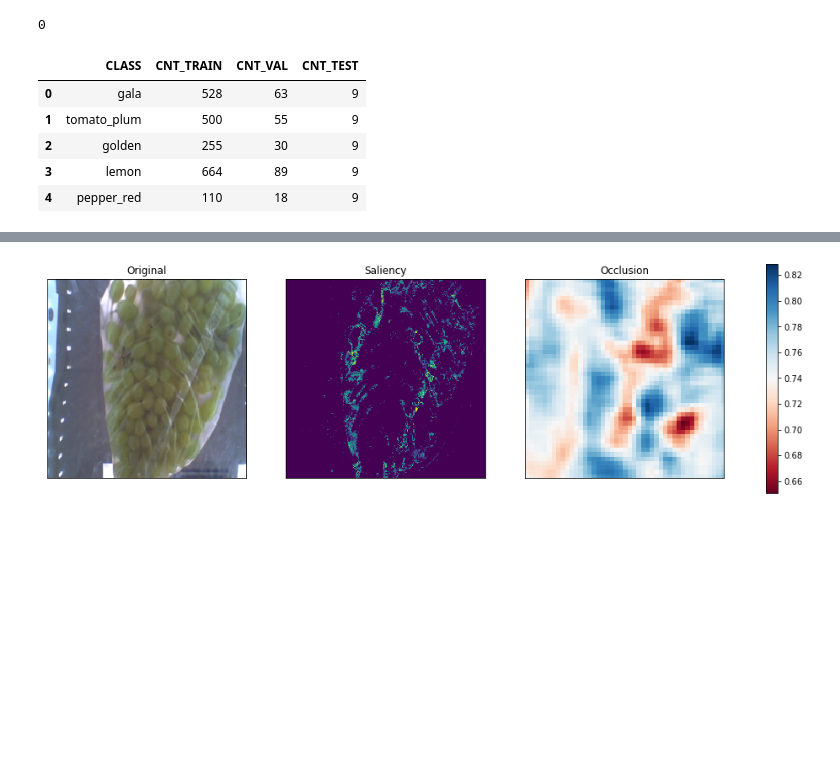
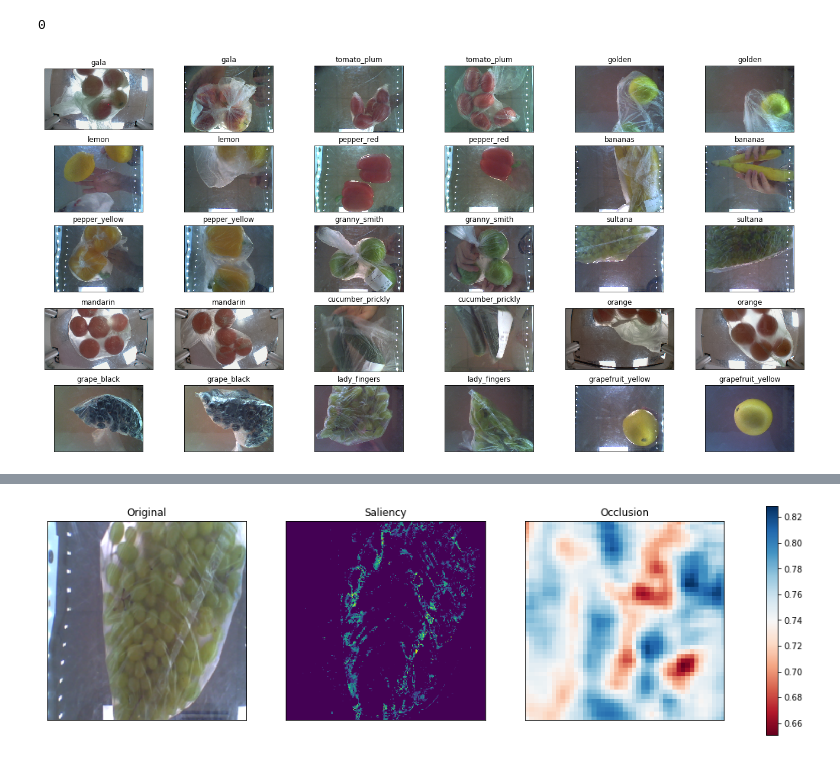
Before and after one commit to MihailMV/Fruits-and-vegetables, a Jupyter notebook: NN_fruits_and_vegetables.ipynb, the cells around one changed output, grey strips where cells are left out. Cells and saved outputs as stored; diff of their text form; code cells hidden in the pictures; blank space fills up the shorter version.

```diff
--- a/NN_fruits_and_vegetables.ipynb
+++ b/NN_fruits_and_vegetables.ipynb
@@ -34,6 +35,26 @@ os.environ['KAGGLE_CONFIG_DIR'] = "/content/drive/My Drive/Colab Notebooks/kaggl
 os.system("kaggle datasets download -p " + DIR + " --unzip balalexv/fruits-vegetables-photos")
 # %% [output]
 0
+# %%
+class_list = os.listdir(os.path.join(DIR,DIR_TRAIN))
+
+fig=plt.figure(figsize=(23, 12))
+fig.set(facecolor = 'white')
+
+columns = 6
+rows = 5
+img = Image.open(os.path.join(DIR,DIR_TRAIN,class_name,os.listdir(os.path.join(DIR,DIR_TRAIN, class_name))[num_photo]))
+
+for i in range(columns * rows):
+    fig.add_subplot(rows, columns, i + 1)
+    class_name = class_list[(i)//2]
+    plt.imshow(Image.open(os.path.join(DIR,DIR_TRAIN,class_name,os.listdir(os.path.join(DIR,DIR_TRAIN, class_name))[np.random.randint(len(os.listdir(os.path.join(DIR,DIR_TRAIN, class_name))))])))
+    plt.title(class_name)
+    plt.gca().axes.get_yaxis().set_visible(False)
+    plt.gca().axes.get_xaxis().set_visible(False)
+plt.show()
+# %% [output]
+[figure, added]
 # %%
 #shutil.rmtree(DIR)
 # %%
@@ -55,12 +76,3 @@ for class_name in class_list:
 
 df = pd.DataFrame({'CLASS':class_list, 'CNT_TRAIN':cnt_train_list, 'CNT_VAL':cnt_val_list, 'CNT_TEST':cnt_test_list})
 del class_list, cnt_train_list, cnt_val_list, cnt_test_list
-
-df.head()
-# %% [output]
-|  | CLASS | CNT_TRAIN | CNT_VAL | CNT_TEST |
-| 0 | gala | 528 | 63 | 9 |
-| 1 | tomato_plum | 500 | 55 | 9 |
-| 2 | golden | 255 | 30 | 9 |
-| 3 | lemon | 664 | 89 | 9 |
-| 4 | pepper_red | 110 | 18 | 9 |
```
Also changed, not shown: parts of 43 cells of this notebook.
